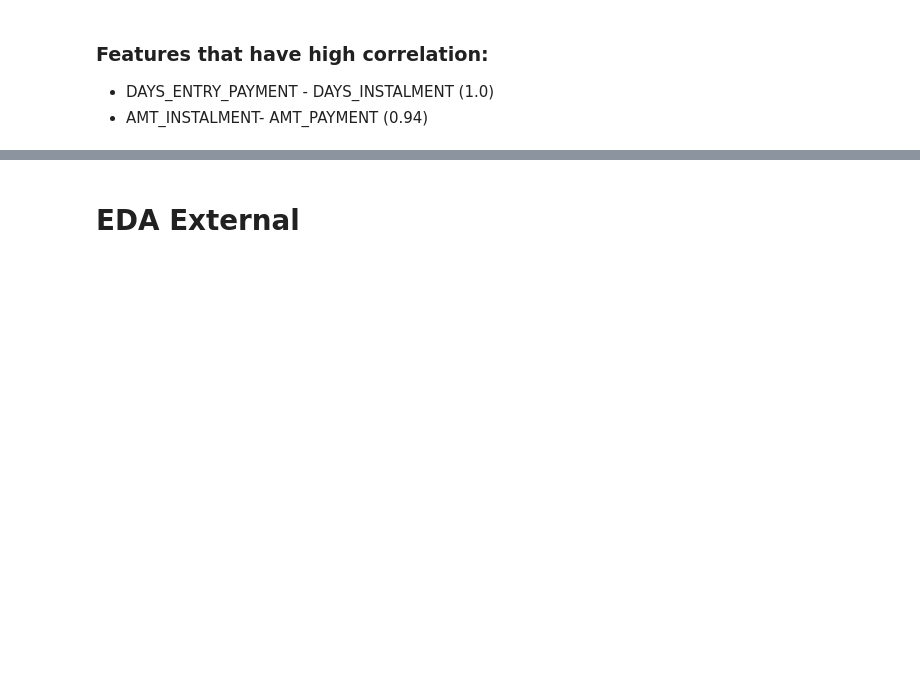
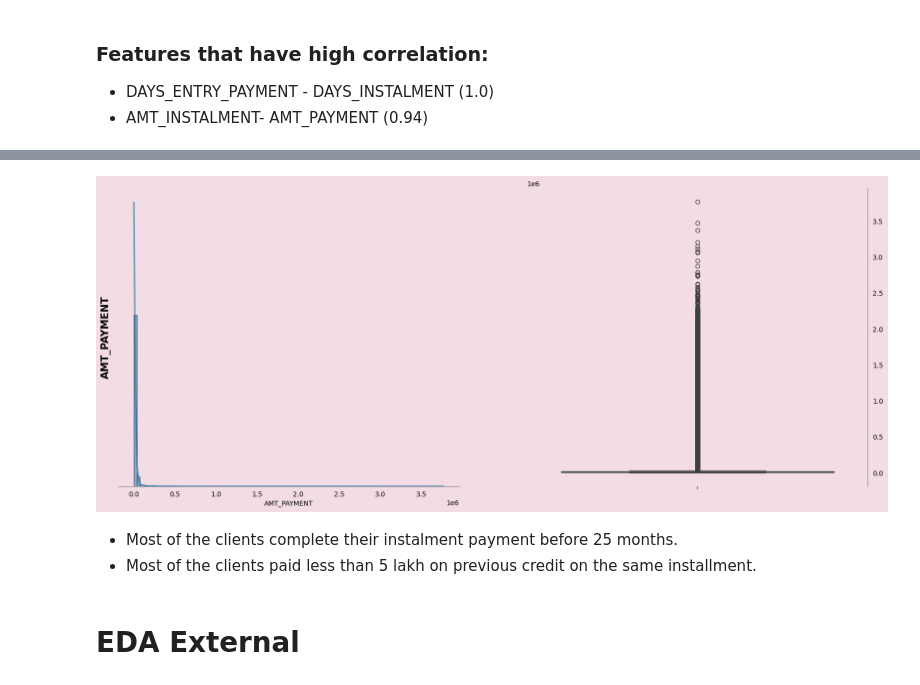
Before and after one commit to dunp7/Home-Default-Credit-Risk, a Jupyter notebook: Cleaning + EDA/Installments_Payments_fixed.ipynb, the cells around one changed output, grey strips where cells are left out. Saved outputs shown, nothing was run; the diff lists cells and outputs as text; code cells hidden in the pictures; blank space fills up the shorter version.

```diff
--- a/Cleaning + EDA/Installments_Payments_fixed.ipynb
+++ b/Cleaning + EDA/Installments_Payments_fixed.ipynb
@@ -111,3 +112,11 @@ draw_corr(num)
+# %%
+obj2_int = Univariate_Analysis(df= pay , col= 'AMT_PAYMENT', num= True)
+obj2_int.visualize()
+# %% [output]
+[figure, added]
+# %% [markdown]
+* Most of the clients complete their instalment payment before 25 months.
+* Most of the clients paid less than 5 lakh on previous credit on the same installment.
 # %% [markdown]
 # EDA External
 # %%
```
Also changed, not shown: parts of 21 cells of this notebook, 3 other files.
